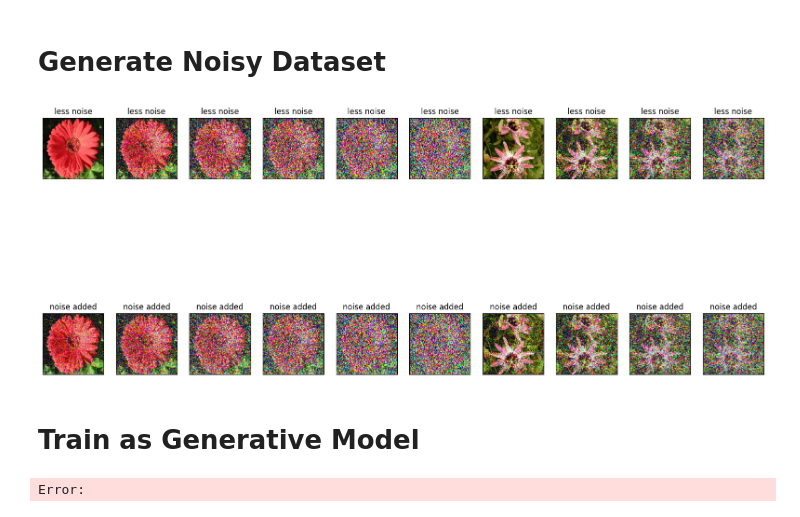
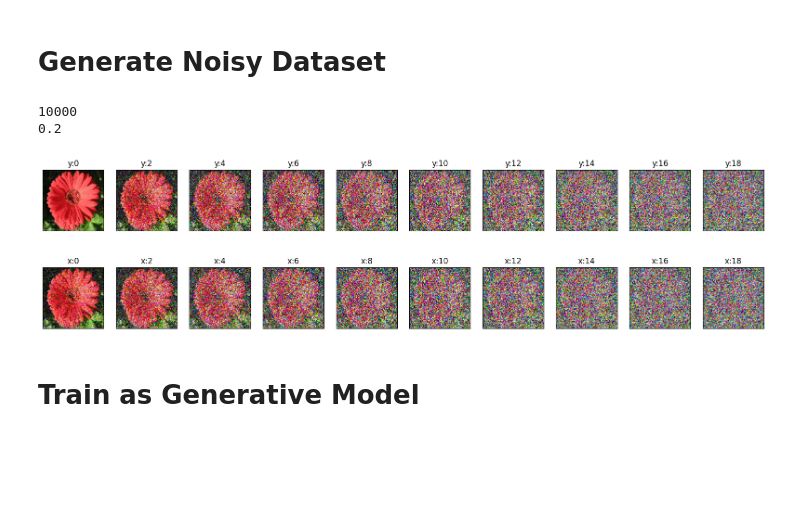
Before and after one commit to JetHughes/Mini-Deep-Networks, a Jupyter notebook: task2_stable_diffusion.ipynb, the cells around one changed output. Drawn from its saved outputs; the diff is of its cells as text; code cells hidden in the pictures; blank space fills up the shorter version.

```diff
--- a/task2_stable_diffusion.ipynb
+++ b/task2_stable_diffusion.ipynb
@@ -149,7 +104,7 @@ Clipping input data to the valid range for imshow with RGB data ([0..1] for floa
 # %% [markdown]
 # Generate Noisy Dataset
 # %%
-def incremental_noise(images, noise_factor_increment=0.25, n_increments=10):
+def incremental_noise(images, noise_factor_increment=0.25, n_increments=20):
     noisy_images = []
     noisy_labels = []
 
@@ -166,27 +121,16 @@ def incremental_noise(images, noise_factor_increment=0.25, n_increments=10):
     noisy_images = np.array(noisy_images)
     noisy_labels = np.array(noisy_labels)
     return noisy_images, noisy_labels
-
-def other_noise(images, noise_factor_increment=0.1, n_increments=10):
-    noisy_images = []
-    noisy_labels = []
-
-    for image in images:
-        for i in range(1, n_increments+1):
-
-            noisy_image = image + noise_factor_increment * i * tf.random.normal(shape=image.shape)
-            image_label = image + noise_factor_increment * (i-1) * tf.random.normal(shape=image.shape)
-
-            noisy_image = tf.clip_by_value(noisy_image, clip_value_min=0., clip_value_max=1.)
-            image_label = tf.clip_by_value(image_label, clip_value_min=0., clip_value_max=1.)
-
-            noisy_labels.append(image_label) # relatively clean image
-            noisy_images.append(noisy_image) # noisier image
-
-    noisy_images = np.array(noisy_images)
-    noisy_labels = np.array(noisy_labels)
-    return noisy_images, noisy_labels
+# %%
+n_increments = 20
+dataset_size = 10000 #len(x_train)*2
+noise_factor_increment=0.2
+n_images = (int)(dataset_size/n_increments)
+print(dataset_size)
+print(noise_factor_increment)
+# %% [output]
+10000
+0.2
 # %%
-x_train_noisy, y_train_noisy = incremental_noise(x_train)
-# x_test_noisy, y_test_noisy = incremental_noise(x_test)
-# x_valid_noisy, y_valid_noisy = incremental_noise(x_valid)
+x_train_noisy, y_train_noisy = incremental_noise(x_train[:n_images], noise_factor_increment=noise_factor_increment, n_increments=n_increments)
+x_valid_noisy, y_valid_noisy = incremental_noise(x_valid[:n_images], noise_factor_increment=noise_factor_increment, n_increments=n_increments)
@@ -195,33 +137,26 @@ x_valid_noisy, y_valid_noisy = incremental_noise(x_valid)
 # %%
-n = 10
-plt.figure(figsize=(20, 10))
+n = (int)(n_increments/2)
+plt.figure(figsize=(20, 5))
 for i in range(n):
 
-    # display less noise
     ax = plt.subplot(2, n, i + 1)
-    plt.title("less noise")
+    plt.title(f'y:{i*2}')
     plt.imshow(tf.squeeze(y_train_noisy[i*2]))
     ax.get_xaxis().set_visible(False)
     ax.get_yaxis().set_visible(False)
 
-    # display more noise
     bx = plt.subplot(2, n, i + n + 1)
-    plt.title("noise added")
+    plt.title(f'x:{i*2}')
     plt.imshow(tf.squeeze(x_train_noisy[i*2]))
     bx.get_xaxis().set_visible(False)
     bx.get_yaxis().set_visible(False)
+
 plt.show()
 # %% [output]
-[figure, old version]
+[figure, new version]
 # %% [markdown]
 # Train as Generative Model
 # %%
 unet = create_unet(x_train[0].shape, n_filters=32)
-unet.compile(optimizer=tf.keras.optimizers.Adam(),
+unet.compile(optimizer=tf.keras.optimizers.Adam(learning_rate=0.001),
              loss=tf.keras.losses.MeanSquaredError())
-unet.fit(x_train_noisy, y_train_noisy,
-            epochs=10,
-            shuffle=True,
-            validation_data=(x_valid_noisy, y_valid_noisy))
-# %% [output]
-Error:
```
Also changed, not shown: parts of 9 cells of this notebook, 9 other files.
